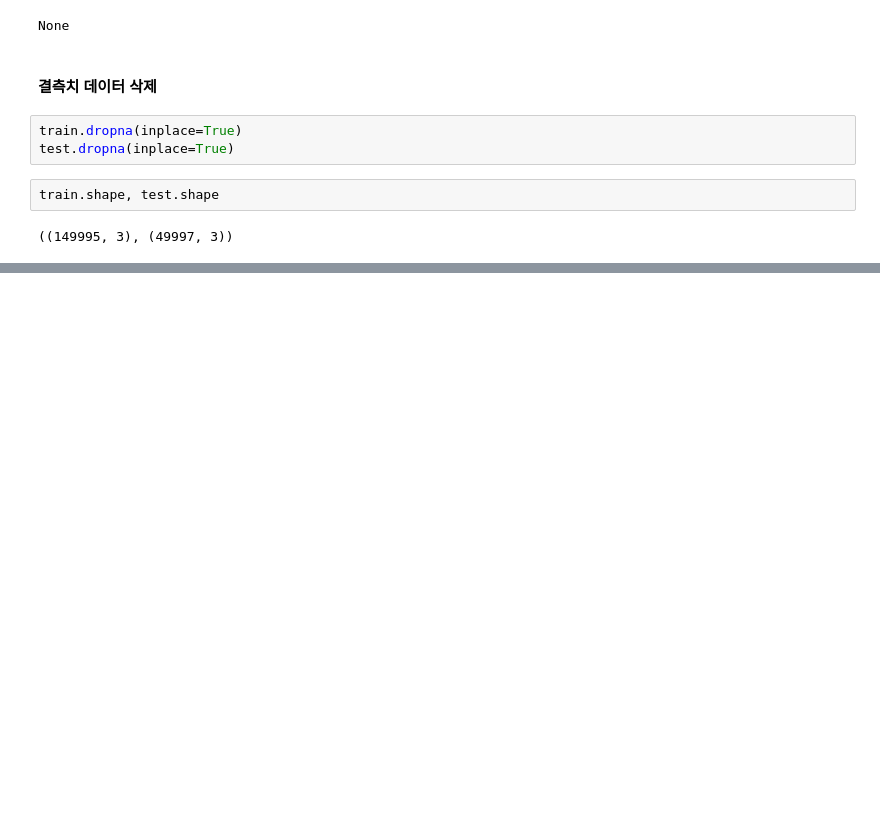
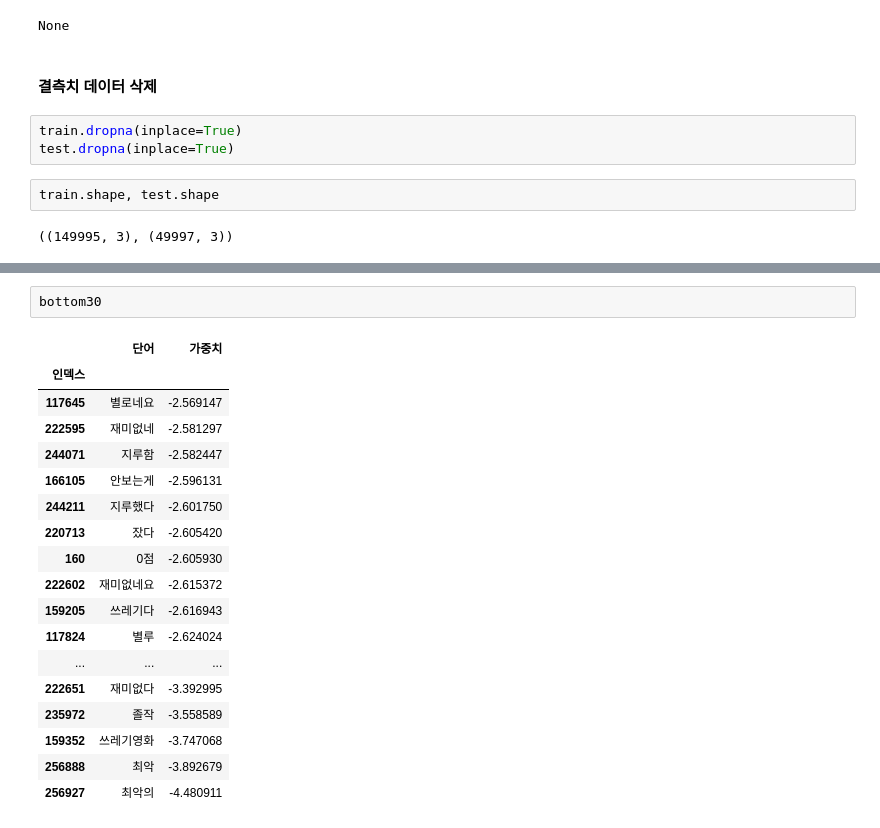
Before and after one commit to Lee-bumgi/AI_Class, a Jupyter notebook: A.Regression/22.08.01_text mining 기초.ipynb, the cells around one changed output, grey strips where cells are left out. Saved outputs shown, nothing was run; the diff lists cells and outputs as text; blank space fills up the shorter version.

```diff
--- a/A.Regression/22.08.01_text mining 기초.ipynb
+++ b/A.Regression/22.08.01_text mining 기초.ipynb
@@ -92,0 +538,21 @@ train.shape, test.shape
+# %%
+bottom30
+# %% [output]
+|  | 단어 | 가중치 |
+| 인덱스 |  |  |
+| 117645 | 별로네요 | -2.569147 |
+| 222595 | 재미없네 | -2.581297 |
+| 244071 | 지루함 | -2.582447 |
+| 166105 | 안보는게 | -2.596131 |
+| 244211 | 지루했다 | -2.601750 |
+| 220713 | 잤다 | -2.605420 |
+| 160 | 0점 | -2.605930 |
+| 222602 | 재미없네요 | -2.615372 |
+| 159205 | 쓰레기다 | -2.616943 |
+| 117824 | 별루 | -2.624024 |
+| ... | ... | ... |
+| 222651 | 재미없다 | -3.392995 |
+| 235972 | 졸작 | -3.558589 |
+| 159352 | 쓰레기영화 | -3.747068 |
+| 256888 | 최악 | -3.892679 |
+| 256927 | 최악의 | -4.480911 |
```
Also changed, not shown: parts of 63 cells of this notebook, 1 other file.
